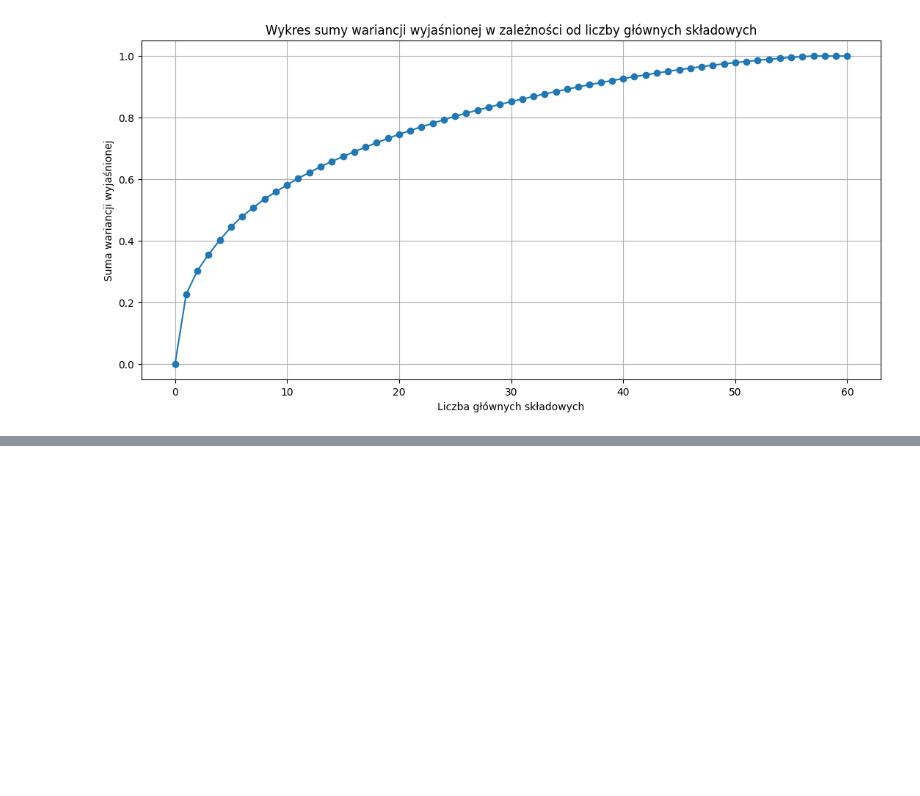
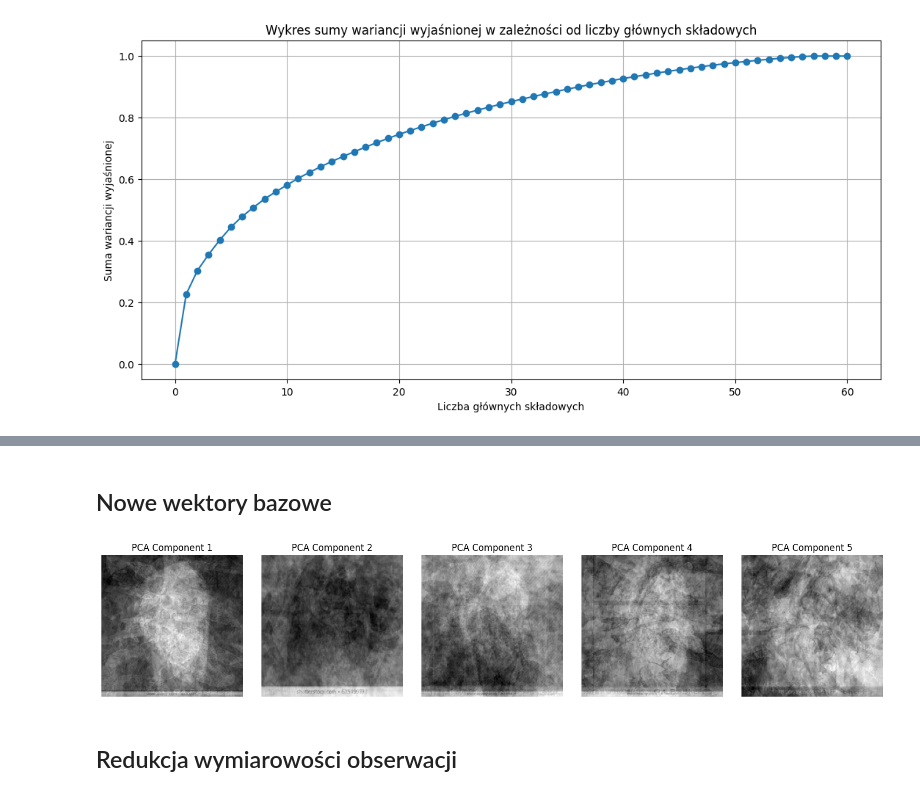
Before and after one commit to uqsz/machine_learning, a Jupyter notebook: lab2/lab2-kod.ipynb, the cells around one changed output, grey strips where cells are left out. Saved outputs shown, nothing was run; the diff lists cells and outputs as text; code cells hidden in the pictures; blank space fills up the shorter version.

```diff
--- a/lab2/lab2-kod.ipynb
+++ b/lab2/lab2-kod.ipynb
@@ -76,0 +101,31 @@ plt.savefig("graphs/var_sum.png")
+# %% [markdown]
+## Nowe wektory bazowe
+# %%
+# znalezienie nowych wektorów bazowych
+
+principal_axes = pca.components_
+explained_variance = pca.explained_variance_
+
+# Sortowanie według powiązanej wariancji
+sorted_indices = np.argsort(explained_variance)[::-1]
+principal_axes = principal_axes[sorted_indices]
+explained_variance = explained_variance[sorted_indices]
+
+# wizualizacja
+num_images= 5
+
+fig, axes = plt.subplots(1, num_images, figsize=(15, 3))
+
+for i in range(num_images):
+    ax = axes[i]
+    principal_axis_reshaped = principal_axes[i].reshape(224, 224)
+    ax.imshow(principal_axis_reshaped, cmap='gray')
+    ax.axis('off')
+    ax.set_title(f"PCA Component {i+1}")
+
+plt.tight_layout()
+plt.show()
+# %% [output]
+[figure, added]
+# %% [markdown]
+## Redukcja wymiarowości obserwacji
```
Also changed, not shown: parts of 5 cells of this notebook, 4 other files.
